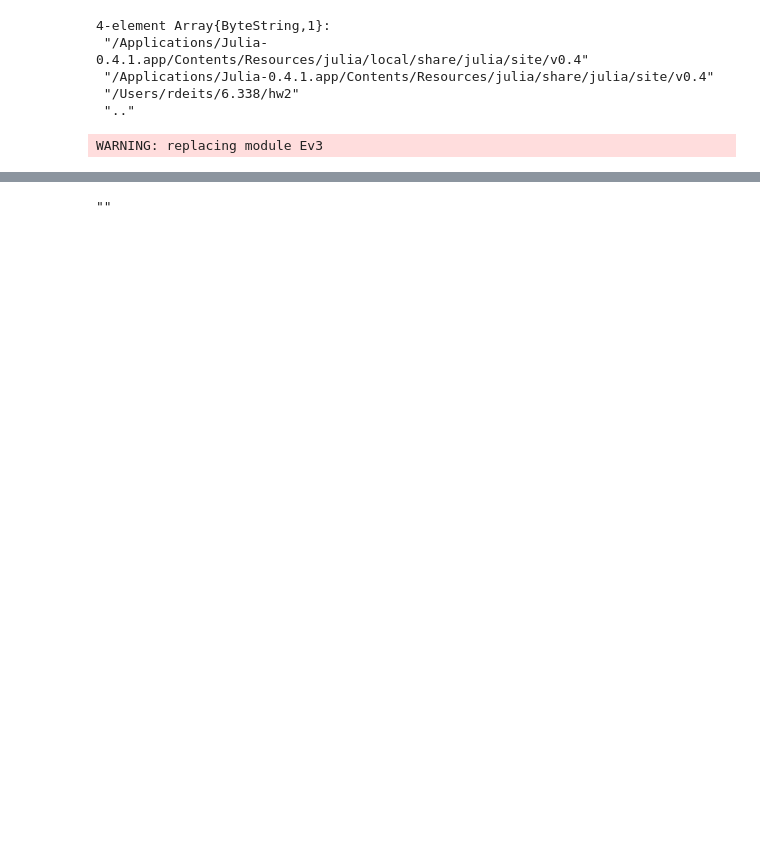
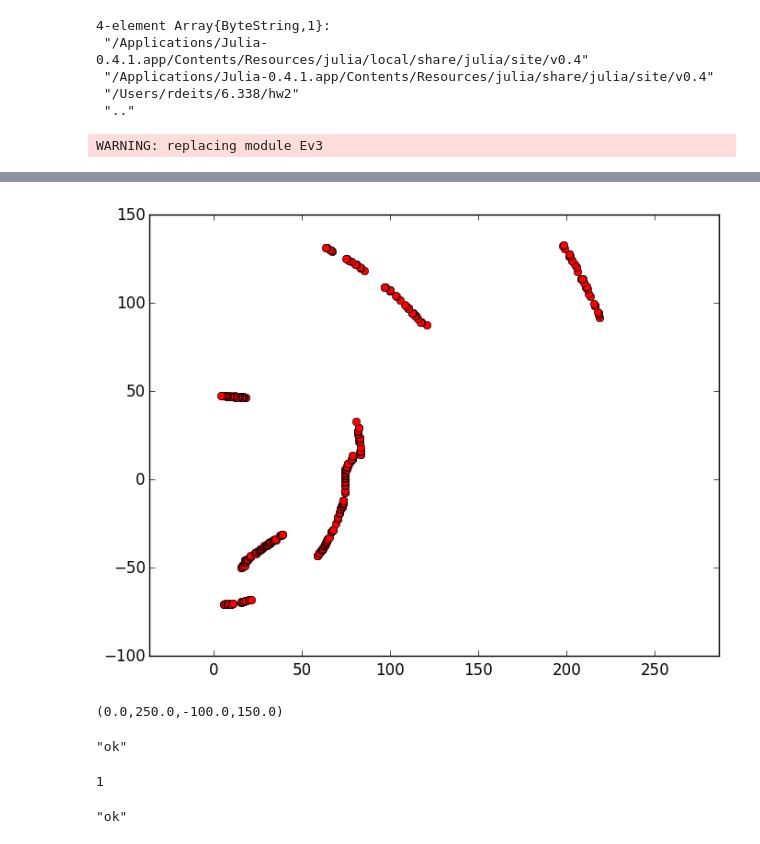
Before and after one commit to rdeits/Ev3dev.jl, a Jupyter notebook: ev3-julia.ipynb, the cells around one changed output, grey strips where cells are left out. Drawn from its saved outputs; the diff is of its cells as text; code cells hidden in the pictures; blank space fills up the shorter version.

```diff
--- a/ev3-julia.ipynb
+++ b/ev3-julia.ipynb
@@ -33,0 +48,2 @@ Ev3.speed_sp(motor)
+# %%
+map = Any[]
@@ -34,4 +96,19 @@ Ev3.speed_sp(motor)
+# %%
+plot([x[1] for x in map], [x[2] for x in map], "ro")
+axis("equal")
+# %% [output]
+[figure, added]
+(0.0,250.0,-100.0,150.0)
+# %%
+Ev3.position_sp(head, -90)
+Ev3.command(head, "run-to-rel-pos")
+# %% [output]
+"ok"
+# %%
+Ev3.position(head)
+# %% [output]
+1
 # %%
-Ev3.stop(motor, "brake")
+Ev3.stop(head)
 # %% [output]
-""
+"ok"
```
Also changed, not shown: parts of 25 cells of this notebook, 4 other files.
